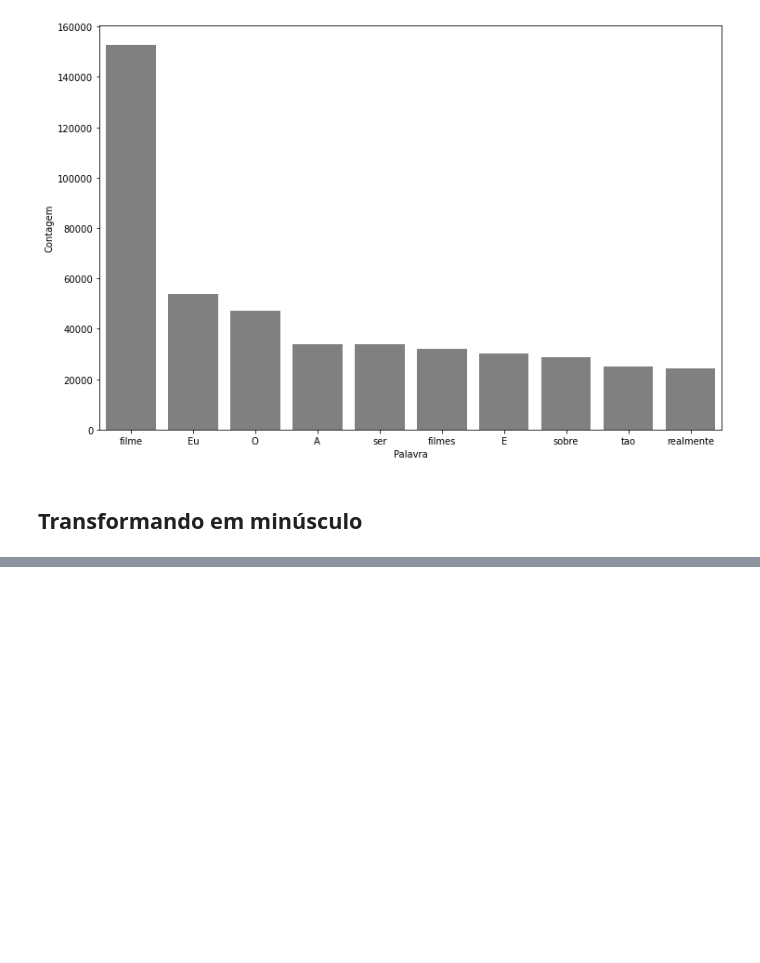
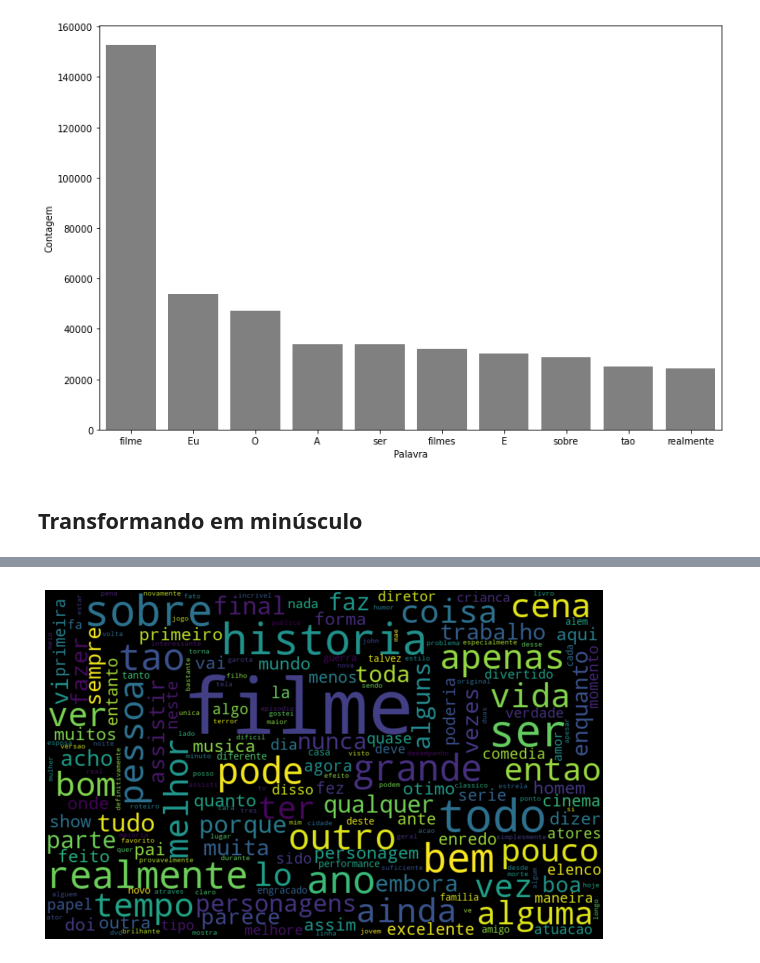
Before and after one commit to MichaelHenriqueJacinto/Linguagem-Natural-P2, a Jupyter notebook: LNP2.ipynb, the cells around one changed output, grey strips where cells are left out. Saved outputs shown, nothing was run; the diff lists cells and outputs as text; code cells hidden in the pictures; blank space fills up the shorter version.

```diff
--- a/LNP2.ipynb
+++ b/LNP2.ipynb
@@ -265,0 +323,4 @@ pareto(resenha, "tratamento_3", 10)
+# %%
+nuvem_palavras_pos(resenha, "tratamento_4")
+# %% [output]
+[figure, added]
```
Also changed, not shown: parts of 19 cells of this notebook.
